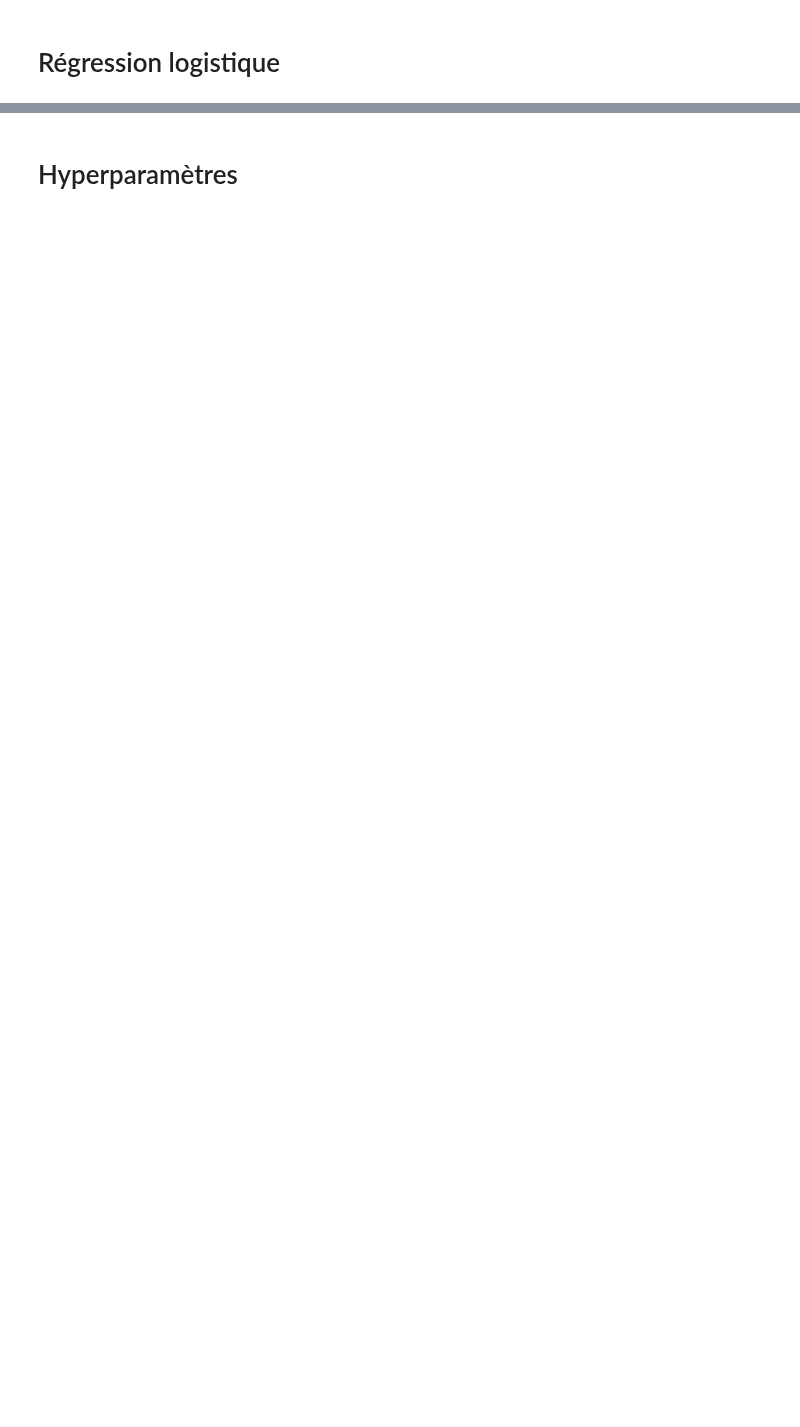
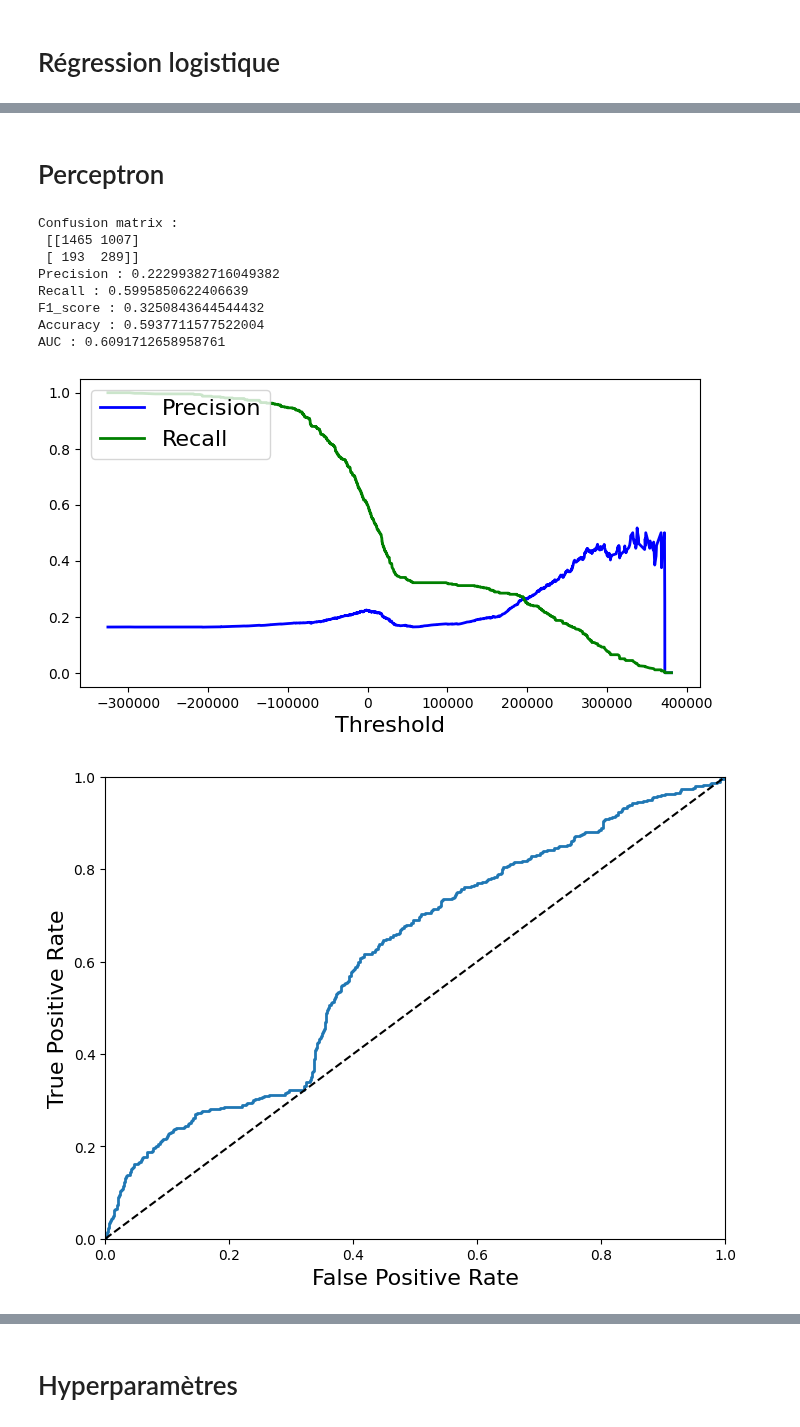
Before and after one commit to IA-G3/Projet-IA, a Jupyter notebook: modeles.ipynb, the cells around one changed output, grey strips where cells are left out. Drawn from its saved outputs; the diff is of its cells as text; code cells hidden in the pictures; blank space fills up the shorter version.

```diff
--- a/modeles.ipynb
+++ b/modeles.ipynb
@@ -78,0 +138,24 @@ array([[1102,   13],
+# %% [markdown]
+# Perceptron
+# %%
+from sklearn.linear_model import Perceptron
+
+perceptron = Perceptron(random_state=42)
+
+# Evaluation du modèle
+y_train_pred = cross_val_predict(perceptron, X_train, y_train, cv=3)
+
+y_scores = cross_val_predict(perceptron, X_train, y_train, cv=3, method="decision_function")
+
+test_model(y_train, y_train_pred, y_scores)
+# %% [output]
+Confusion matrix :
+ [[1465 1007]
+ [ 193  289]]
+Precision : 0.22299382716049382
+Recall : 0.5995850622406639
+F1_score : 0.3250843644544432
+Accuracy : 0.5937711577522004
+AUC : 0.6091712658958761
+[figure, added]
+[figure, added]
```
Also changed, not shown: parts of 20 cells of this notebook.
